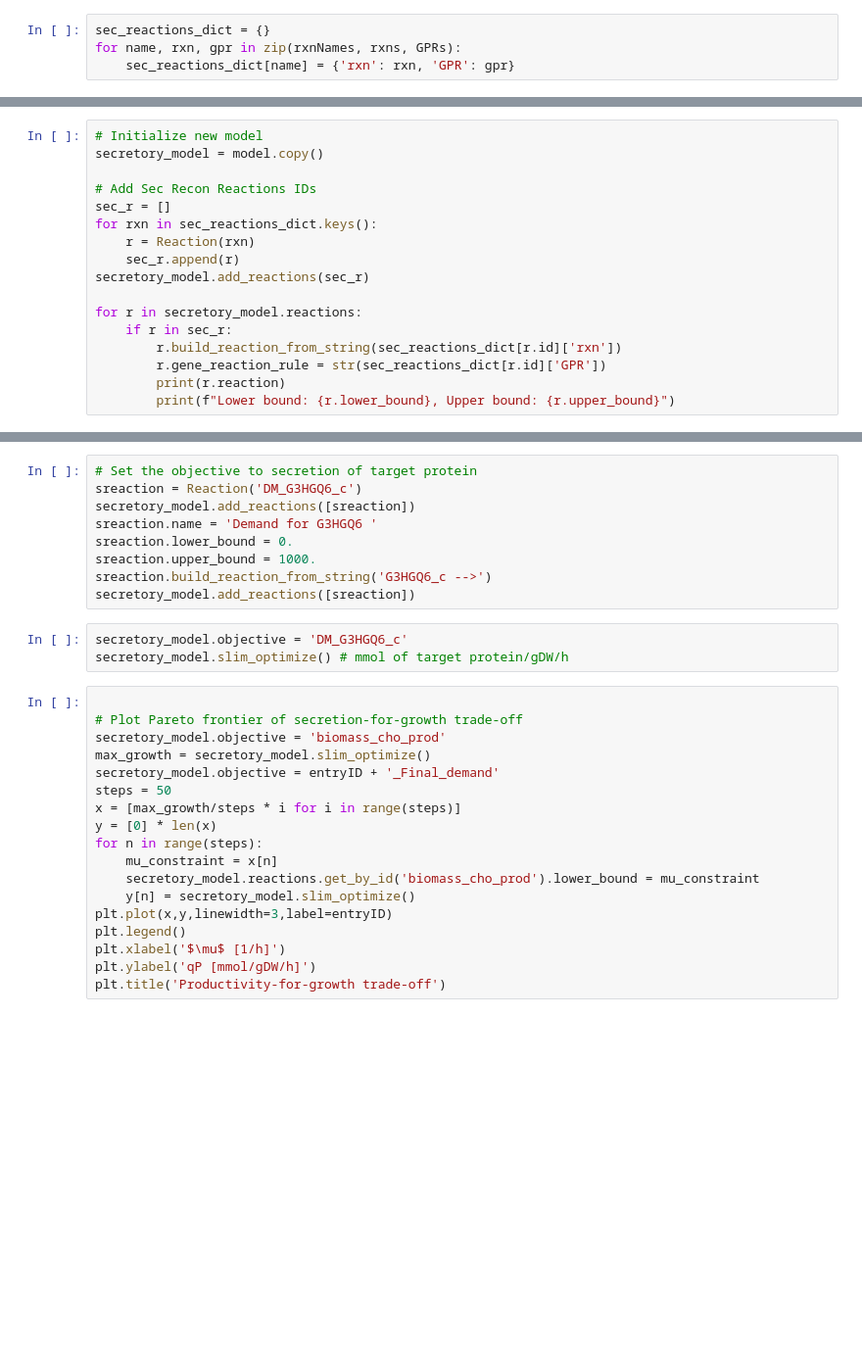
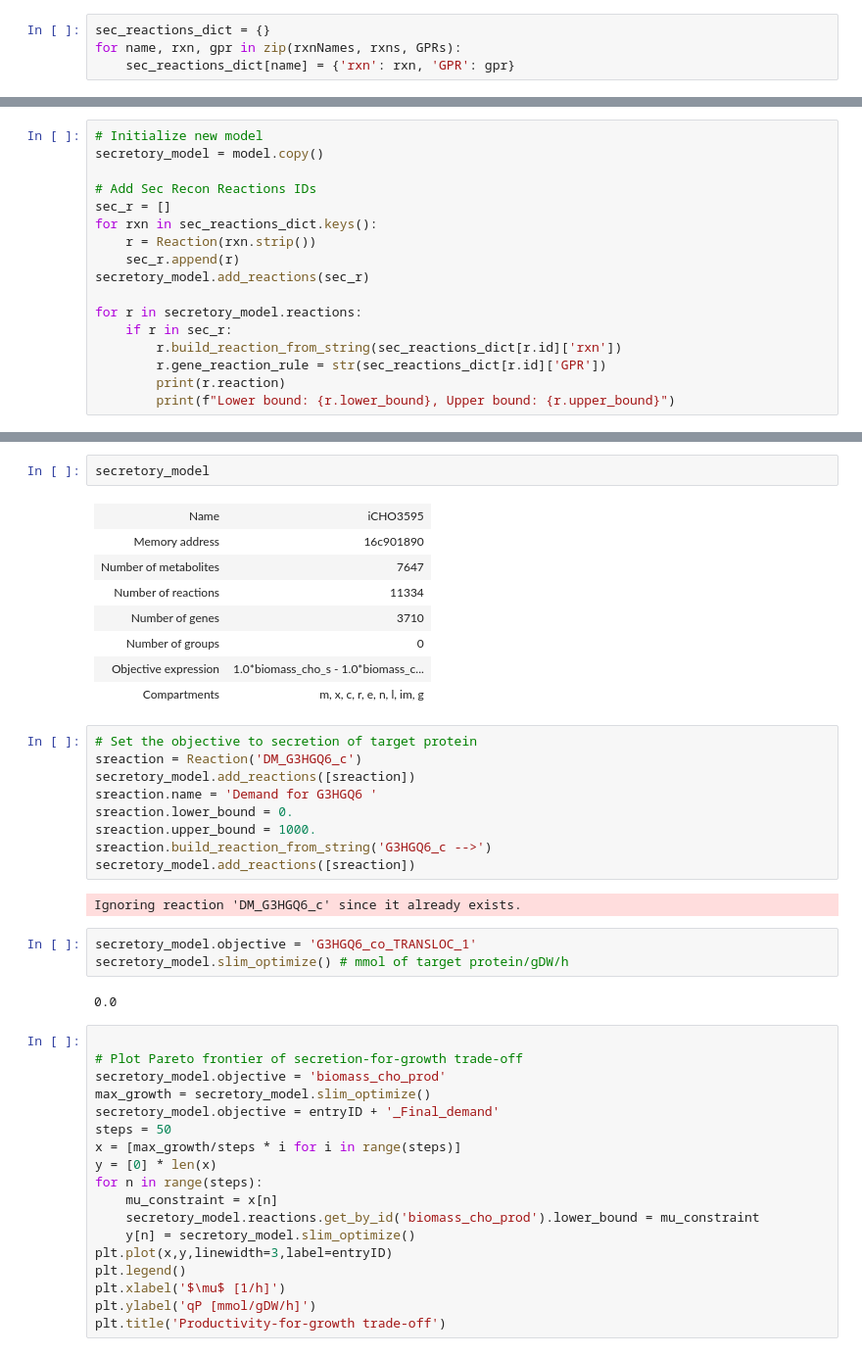
Before and after one commit to pablodig/secRecon-Secretory-Pathway-Reconstruction, a Jupyter notebook: Sec_Recon_Reactions.ipynb, the cells around one changed output, grey strips where cells are left out. Shown at 98% size. Cells and saved outputs as stored; diff of their text form; blank space fills up the shorter version.

```diff
--- a/Sec_Recon_Reactions.ipynb
+++ b/Sec_Recon_Reactions.ipynb
@@ -88,7 +130,7 @@ secretory_model = model.copy()
 # Add Sec Recon Reactions IDs
 sec_r = []
 for rxn in sec_reactions_dict.keys():
-    r = Reaction(rxn)
+    r = Reaction(rxn.strip())
     sec_r.append(r)
 secretory_model.add_reactions(sec_r)
 
@@ -101,3 +162,14 @@ for r in secretory_model.reactions:
+# %%
+secretory_model
+# %% [output]
+| Name | iCHO3595 |
+| Memory address | 16c901890 |
+| Number of metabolites | 7647 |
+| Number of reactions | 11334 |
+| Number of genes | 3710 |
+| Number of groups | 0 |
+| Objective expression | 1.0*biomass_cho_s - 1.0*biomass_c... |
+| Compartments | m, x, c, r, e, n, l, im, g |
 # %%
 # Set the objective to secretion of target protein
 sreaction = Reaction('DM_G3HGQ6_c')
@@ -107,9 +179,13 @@ sreaction.lower_bound = 0.
 sreaction.upper_bound = 1000.
 sreaction.build_reaction_from_string('G3HGQ6_c -->')
 secretory_model.add_reactions([sreaction])
+# %% [output]
+Ignoring reaction 'DM_G3HGQ6_c' since it already exists.
 # %%
-secretory_model.objective = 'DM_G3HGQ6_c'
+secretory_model.objective = 'G3HGQ6_co_TRANSLOC_1'
 secretory_model.slim_optimize() # mmol of target protein/gDW/h
+# %% [output]
+0.0
 # %%
 
 # Plot Pareto frontier of secretion-for-growth trade-off
```
Also changed, not shown: parts of 4 cells of this notebook.
